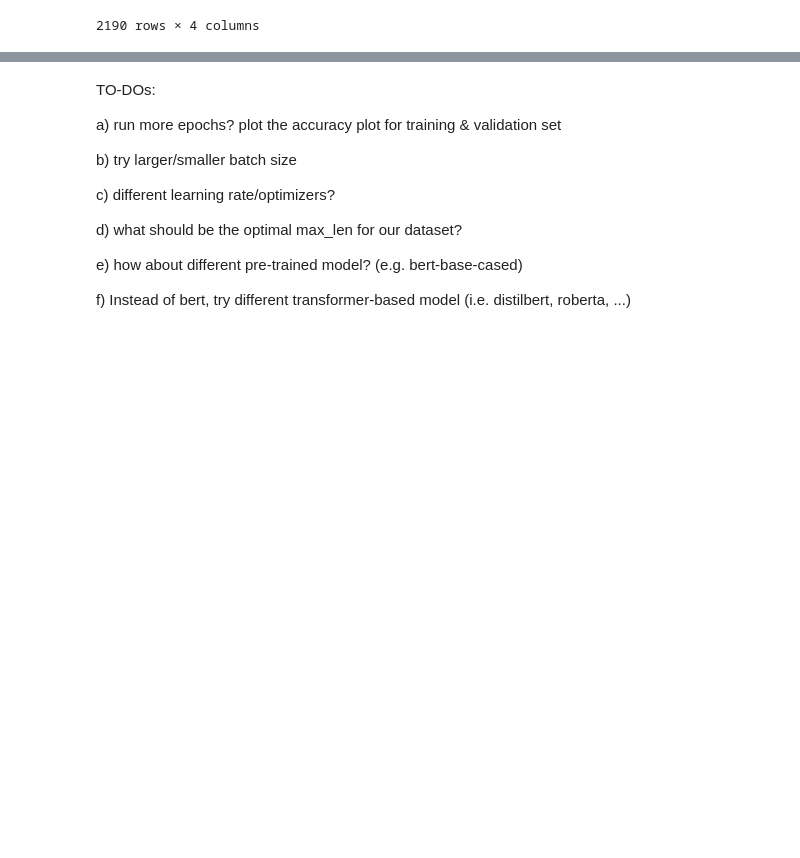
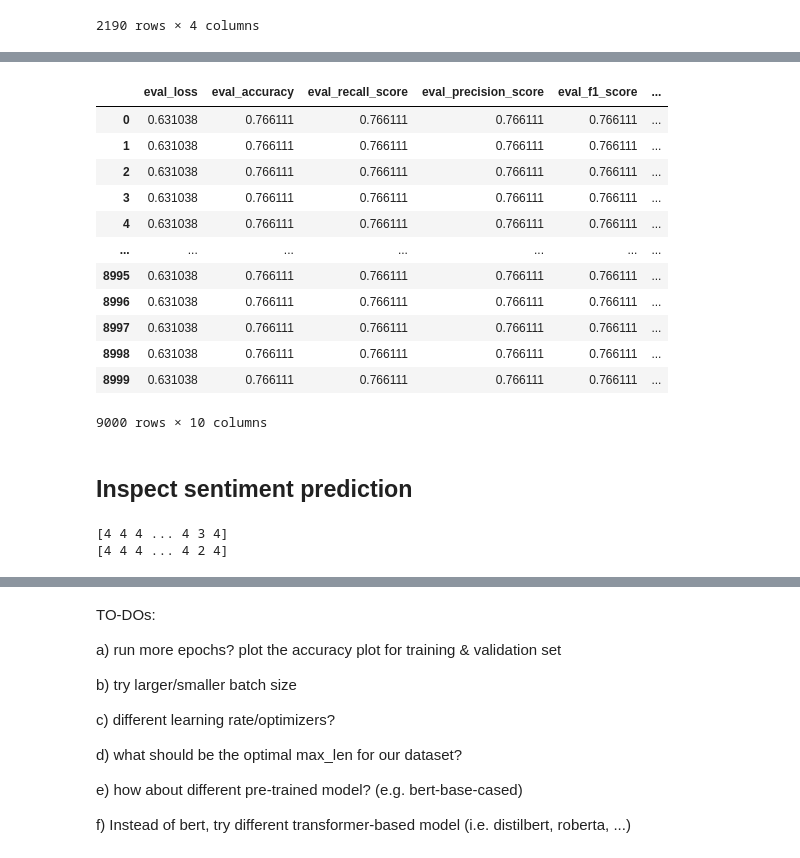
Before and after one commit to felix-datascience/amazon_sentiment_analysis, a Jupyter notebook: bert.ipynb, the cells around one changed output, grey strips where cells are left out. Drawn from its saved outputs; the diff is of its cells as text; code cells hidden in the pictures; blank space fills up the shorter version.

Commit message:
BERT hyperparameter tuning and predictions

```diff
--- a/bert.ipynb
+++ b/bert.ipynb
@@ -252,0 +110,4 @@ print(y_train)
+# %%
+# test data
+X_test = np.array(test_df['full_review'])
+y_test = np.array(test_df['star_rating']) - 1
@@ -427,3 +448,5 @@ PredictionOutput(predictions=array([[-1.7538868 , -2.064655  , -2.3693845 , -1.1
+# %%
+eval_metrics = pd.DataFrame(eval_metrics)
 # %%
 eval_metrics
 # %% [output]
@@ -508,0 +760,2 @@ combined_df[combined_df['Highest Probability'] < 0.90].sort_values(by=['Highest
+# %%
+pred_tuple, eval_metrics = objective()
@@ -508,0 +776,29 @@ combined_df[combined_df['Highest Probability'] < 0.90].sort_values(by=['Highest
+# %%
+eval_metrics = pd.DataFrame(eval_metrics)
+eval_metrics.to_csv("prediction_result/bert_stratified_eval_metrics.csv")
+# %%
+eval_metrics
+# %% [output]
+|  | eval_loss | eval_accuracy | eval_recall_score | eval_precision_score | eval_f1_score | ... |
+| 0 | 0.631038 | 0.766111 | 0.766111 | 0.766111 | 0.766111 | ... |
+| 1 | 0.631038 | 0.766111 | 0.766111 | 0.766111 | 0.766111 | ... |
+| 2 | 0.631038 | 0.766111 | 0.766111 | 0.766111 | 0.766111 | ... |
+| 3 | 0.631038 | 0.766111 | 0.766111 | 0.766111 | 0.766111 | ... |
+| 4 | 0.631038 | 0.766111 | 0.766111 | 0.766111 | 0.766111 | ... |
+| ... | ... | ... | ... | ... | ... | ... |
+| 8995 | 0.631038 | 0.766111 | 0.766111 | 0.766111 | 0.766111 | ... |
+| 8996 | 0.631038 | 0.766111 | 0.766111 | 0.766111 | 0.766111 | ... |
+| 8997 | 0.631038 | 0.766111 | 0.766111 | 0.766111 | 0.766111 | ... |
+| 8998 | 0.631038 | 0.766111 | 0.766111 | 0.766111 | 0.766111 | ... |
+| 8999 | 0.631038 | 0.766111 | 0.766111 | 0.766111 | 0.766111 | ... |
+9000 rows × 10 columns
+# %% [markdown]
+## Inspect sentiment prediction
+# %%
+predicted_labels = np.argmax(pred_tuple[0], axis=1)
+actual_labels = pred_tuple[1]
+print(predicted_labels)
+print(actual_labels)
+# %% [output]
+[4 4 4 ... 4 3 4]
+[4 4 4 ... 4 2 4]
```
Also changed, not shown: parts of 71 cells of this notebook.
